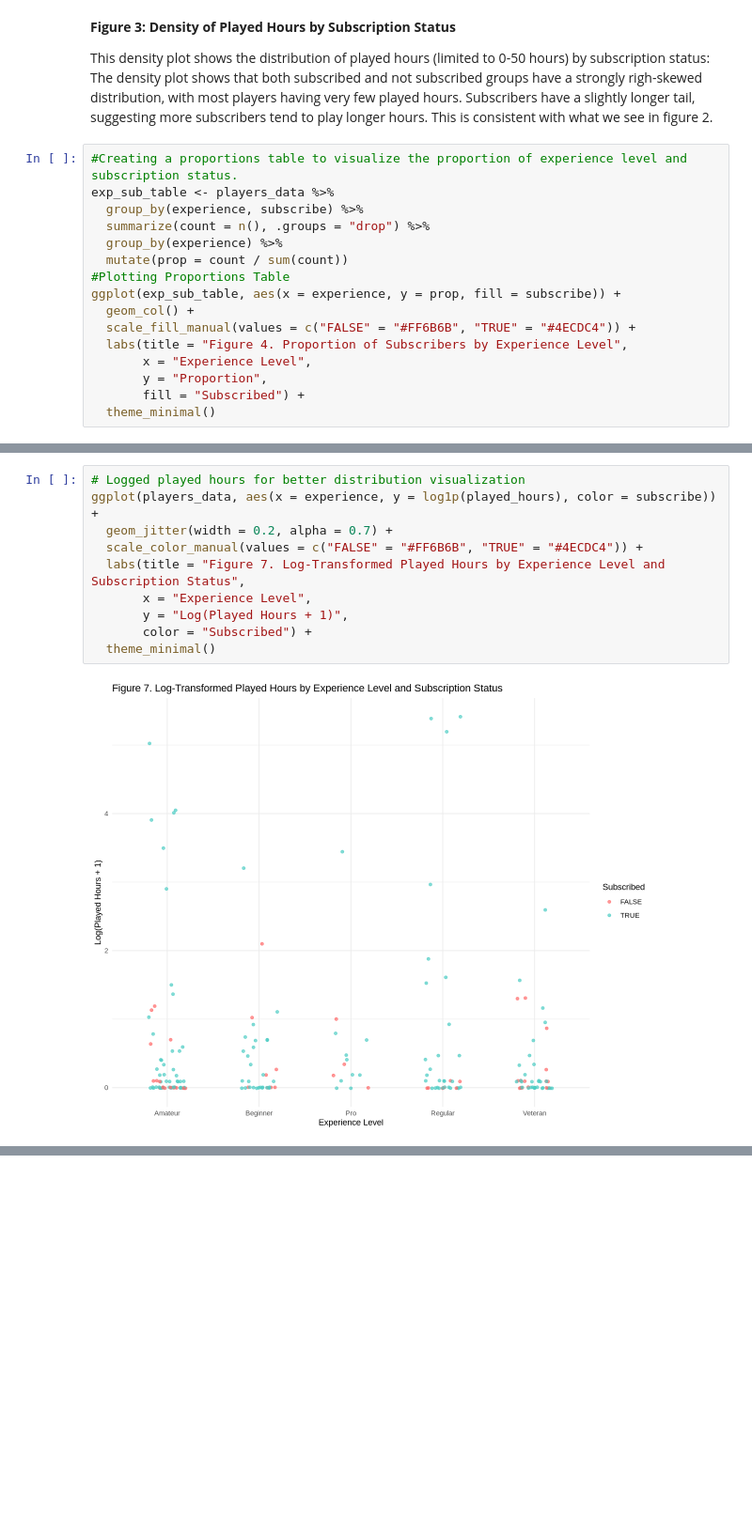
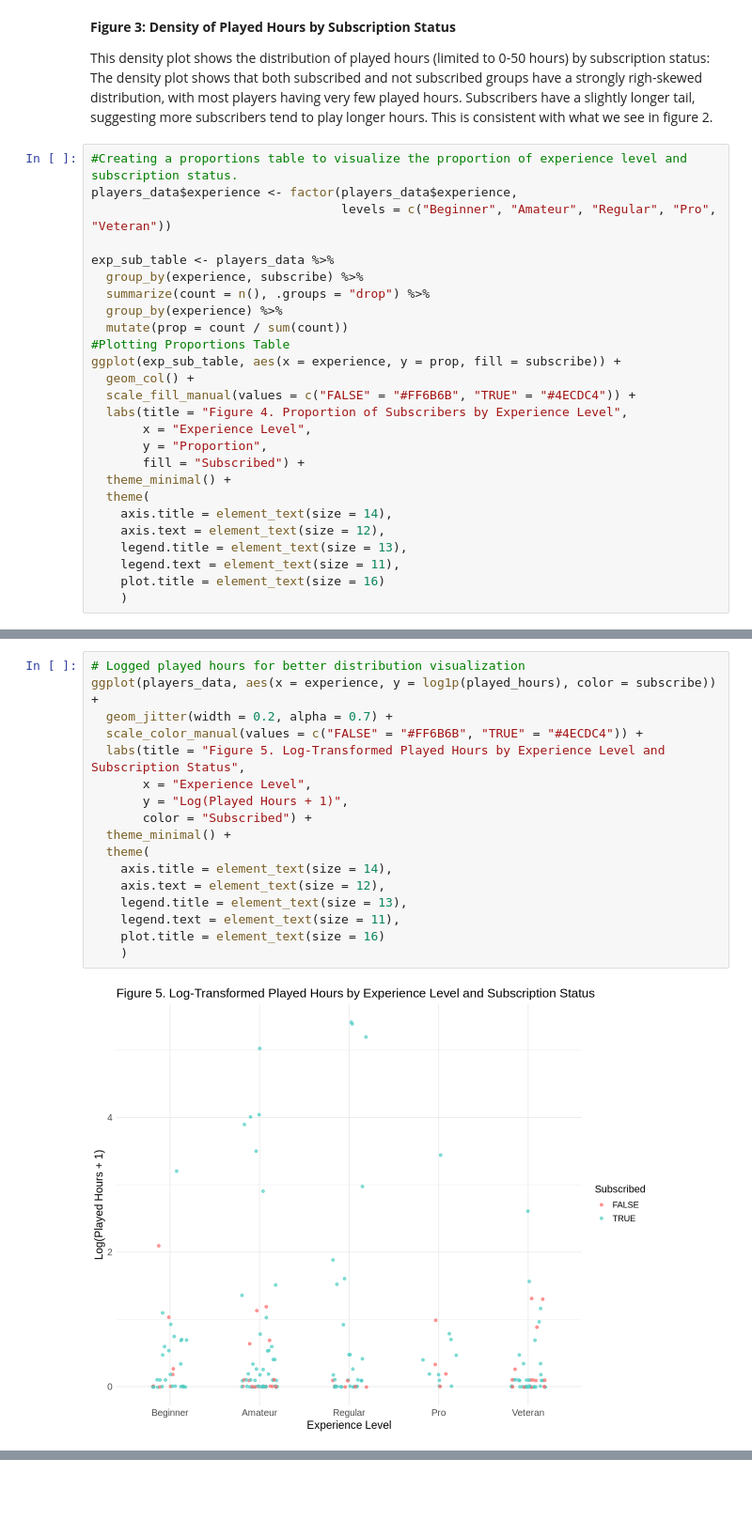
Before and after one commit to emmah47/dsci-group-project, a Jupyter notebook: Individual.ipynb, the cells around one changed output, grey strips where cells are left out. Shown at 94% size. Drawn from its saved outputs; the diff is of its cells as text; blank space fills up the shorter version.

```diff
--- a/Individual.ipynb
+++ b/Individual.ipynb
@@ -232,6 +221,9 @@ This density plot shows the distribution of played hours (limited to 0-50 hours)
 The density plot shows that both subscribed and not subscribed groups have a strongly righ-skewed distribution, with most players having very few played hours. Subscribers have a slightly longer tail, suggesting more subscribers tend to play longer hours. This is consistent with what we see in figure 2.
 # %%
 #Creating a proportions table to visualize the proportion of experience level and subscription status.
+players_data$experience <- factor(players_data$experience,
+                                  levels = c("Beginner", "Amateur", "Regular", "Pro", "Veteran"))
+
 exp_sub_table <- players_data %>%
   group_by(experience, subscribe) %>%
   summarize(count = n(), .groups = "drop") %>%
@@ -245,5 +237,12 @@ ggplot(exp_sub_table, aes(x = experience, y = prop, fill = subscribe)) +
        x = "Experience Level",
        y = "Proportion",
        fill = "Subscribed") +
-  theme_minimal()
+  theme_minimal() +
+  theme(
+    axis.title = element_text(size = 14),
+    axis.text = element_text(size = 12),
+    legend.title = element_text(size = 13),
+    legend.text = element_text(size = 11),
+    plot.title = element_text(size = 16)
+    )
 # %% [output]
@@ -305,13 +255,20 @@ The overall trend suggests older players are more likely to subscribe to the new
 # %%
 # Logged played hours for better distribution visualization
 ggplot(players_data, aes(x = experience, y = log1p(played_hours), color = subscribe)) +
   geom_jitter(width = 0.2, alpha = 0.7) +
   scale_color_manual(values = c("FALSE" = "#FF6B6B", "TRUE" = "#4ECDC4")) +
-  labs(title = "Figure 7. Log-Transformed Played Hours by Experience Level and Subscription Status",
+  labs(title = "Figure 5. Log-Transformed Played Hours by Experience Level and Subscription Status",
        x = "Experience Level",
        y = "Log(Played Hours + 1)",
        color = "Subscribed") +
-  theme_minimal()
+  theme_minimal() +
+  theme(
+    axis.title = element_text(size = 14),
+    axis.text = element_text(size = 12),
+    legend.title = element_text(size = 13),
+    legend.text = element_text(size = 11),
+    plot.title = element_text(size = 16)
+    )
 # %% [output]
-[figure, old version]
+[figure, new version]
 # %% [markdown]
```
Also changed, not shown: parts of 69 cells of this notebook.
